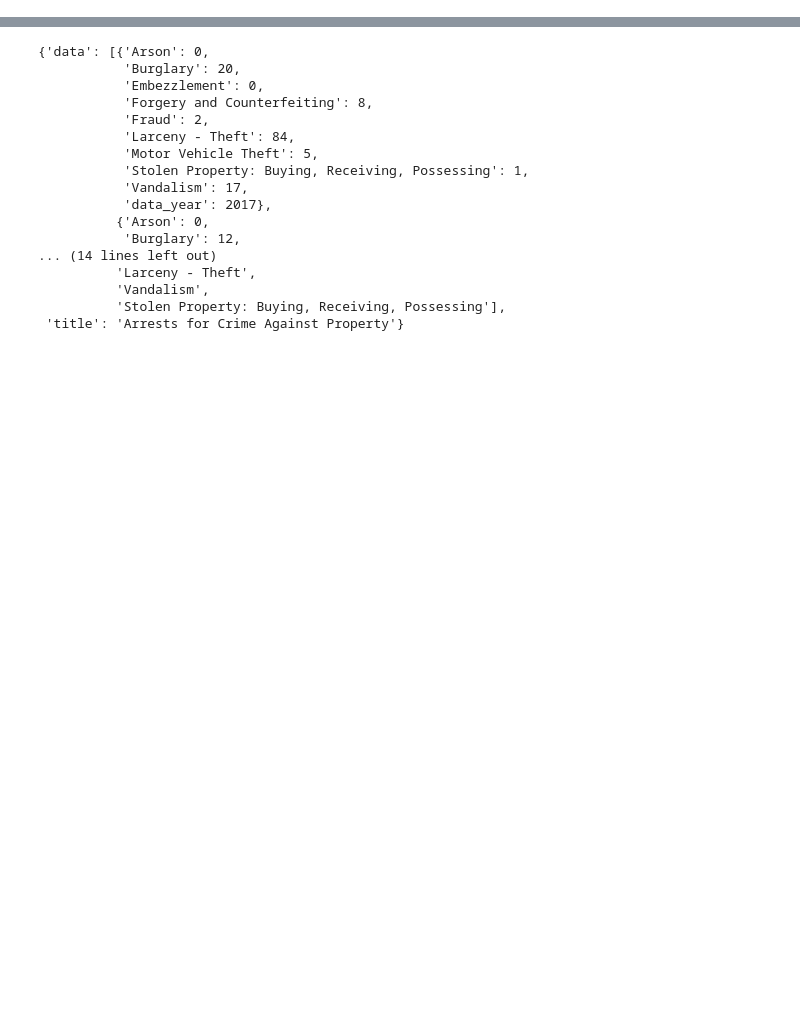
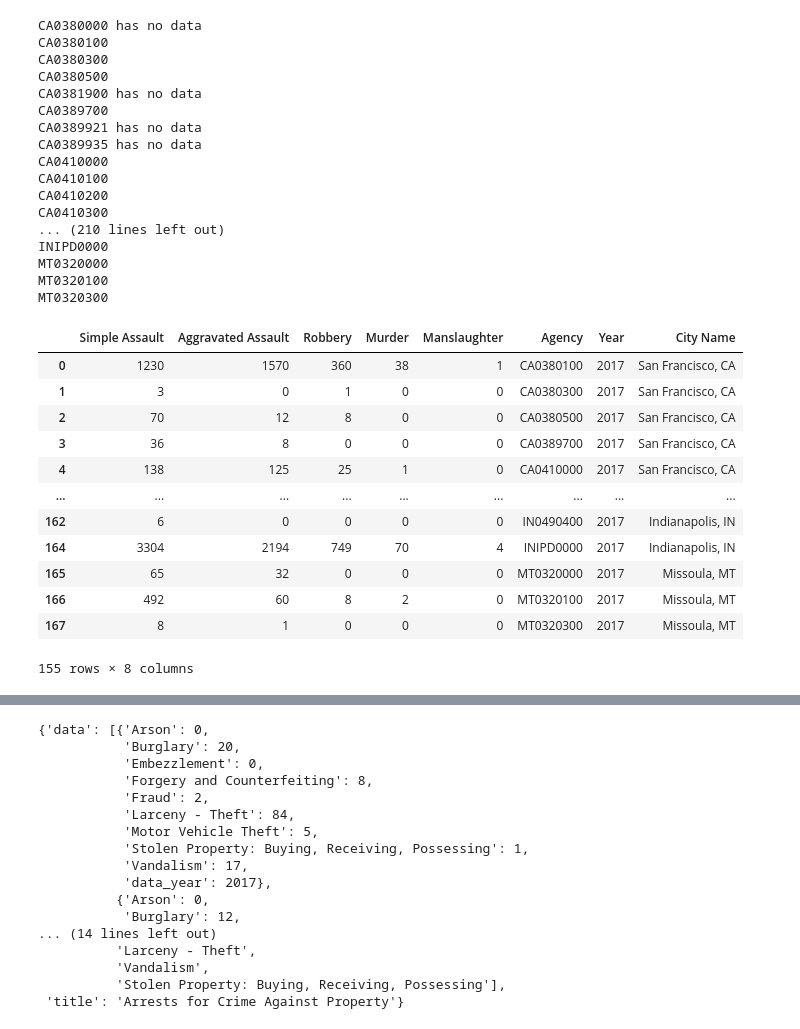
Before and after one commit to Mikelmillz/Group_Project_1_Private_Invest, a Jupyter notebook: Mainbranch/ ShaunaFolder/ ShaunaFolder/FBI_code_start.ipynb, the cells around one changed output, grey strips where cells are left out. Drawn from its saved outputs; the diff is of its cells as text; code cells hidden in the pictures; blank space fills up the shorter version.

```diff
--- a/Mainbranch/ ShaunaFolder/ ShaunaFolder/FBI_code_start.ipynb
+++ b/Mainbranch/ ShaunaFolder/ ShaunaFolder/FBI_code_start.ipynb
@@ -77,0 +211,79 @@ NOT SPECIFIED is not a county in San Fran
+# %%
+base_url = 'https://api.usa.gov/crime/fbi/cde'
+
+agency
+
+crime_simple_assault = []
+crime_aggravated_assault = []
+crime_robbery = []
+crime_murder= []
+crime_manslaughter = []
+agency2 = []
+year = []
+
+for i in agency:
+    url = f"{base_url}/arrest/agency/{i}/violent_crime?from=2017&to=2017&API_KEY={api_key}"
+    response = requests.get(url).json()
+    try:
+        year.append(response['data'][0]['data_year'])
+        crime_simple_assault.append(response['data'][0]['Simple Assault'])
+        crime_aggravated_assault.append(response['data'][0]['Aggravated Assault'])
+        crime_robbery.append(response['data'][0]['Robbery'])
+        crime_murder.append(response['data'][0]['Murder and Nonnegligent Manslaughter'])
+        crime_manslaughter.append(response['data'][0]['Manslaughter by Negligence'])
+        agency2.append(i)
+        print(f'{i}')
+    except(IndexError):
+        print(f"{i} has no data")
+
+
+
+crime_df = {
+    "Simple Assault" :crime_simple_assault,
+    "Aggravated Assault": crime_aggravated_assault,
+    "Robbery": crime_robbery,
+    "Murder": crime_murder,
+    "Manslaughter": crime_manslaughter,
+    "Agency":agency2,
+    "Year": year
+}
+
+df = pd.DataFrame(crime_df)
+df
+
+final_df = pd.merge(df, test_df, how="left", on="Agency")
+
+
+crime_df2017 = final_df[~((final_df['Simple Assault'] == 0) & (final_df['Aggravated Assault'] == 0) & (final_df['Robbery'] == 0) & (final_df['Murder'] == 0) & (final_df['Manslaughter'] == 0))]
+crime_df2017
+# %% [output]
+CA0380000 has no data
+CA0380100
+CA0380300
+CA0380500
+CA0381900 has no data
+CA0389700
+CA0389921 has no data
+CA0389935 has no data
+CA0410000
+CA0410100
+CA0410200
+CA0410300
+... (210 lines left out)
+INIPD0000
+MT0320000
+MT0320100
+MT0320300
+|  | Simple Assault | Aggravated Assault | Robbery | Murder | Manslaughter | Agency | Year | City Name |
+| 0 | 1230 | 1570 | 360 | 38 | 1 | CA0380100 | 2017 | San Francisco, CA |
+| 1 | 3 | 0 | 1 | 0 | 0 | CA0380300 | 2017 | San Francisco, CA |
+| 2 | 70 | 12 | 8 | 0 | 0 | CA0380500 | 2017 | San Francisco, CA |
+| 3 | 36 | 8 | 0 | 0 | 0 | CA0389700 | 2017 | San Francisco, CA |
+| 4 | 138 | 125 | 25 | 1 | 0 | CA0410000 | 2017 | San Francisco, CA |
+| ... | ... | ... | ... | ... | ... | ... | ... | ... |
+| 162 | 6 | 0 | 0 | 0 | 0 | IN0490400 | 2017 | Indianapolis, IN |
+| 164 | 3304 | 2194 | 749 | 70 | 4 | INIPD0000 | 2017 | Indianapolis, IN |
+| 165 | 65 | 32 | 0 | 0 | 0 | MT0320000 | 2017 | Missoula, MT |
+| 166 | 492 | 60 | 8 | 2 | 0 | MT0320100 | 2017 | Missoula, MT |
+| 167 | 8 | 1 | 0 | 0 | 0 | MT0320300 | 2017 | Missoula, MT |
+155 rows × 8 columns
```
Also changed, not shown: parts of 13 cells of this notebook.
